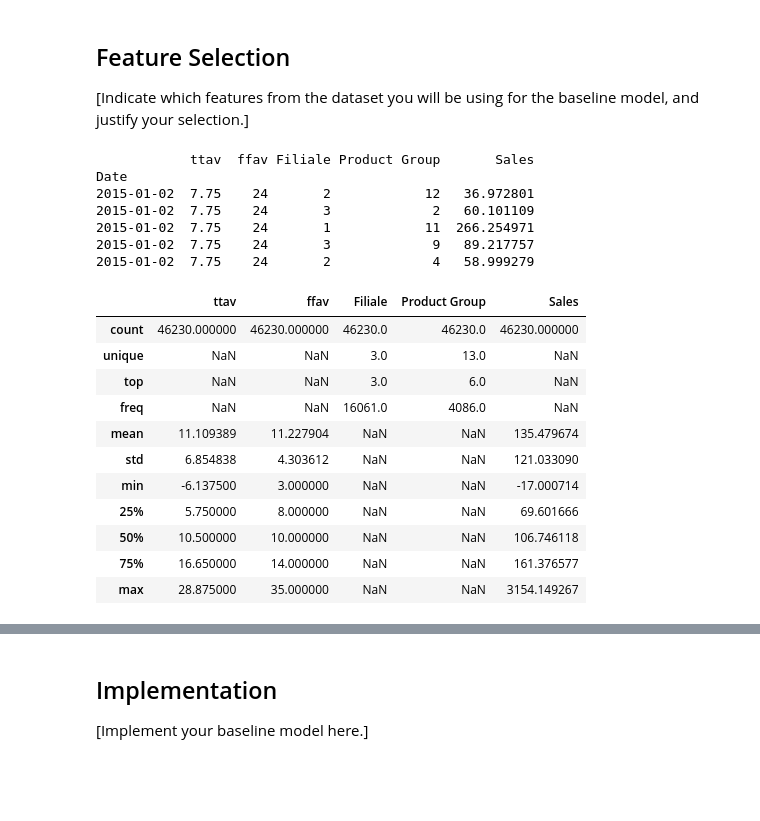
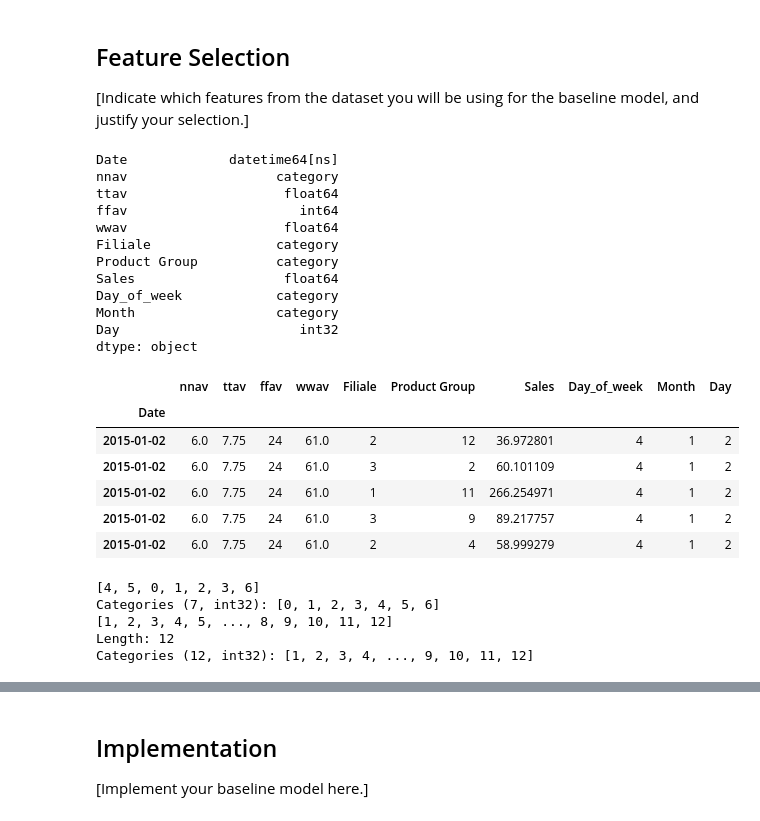
Before and after one commit to aj52izov/Bakery_sales_prediction_project, a Jupyter notebook: 2_BaselineModel/baseline_model.ipynb, the cells around one changed output, grey strips where cells are left out. Drawn from its saved outputs; the diff is of its cells as text; code cells hidden in the pictures; blank space fills up the shorter version.

```diff
--- a/2_BaselineModel/baseline_model.ipynb
+++ b/2_BaselineModel/baseline_model.ipynb
@@ -39,33 +39,49 @@ from utils import read_data as rd
 # %%
 # Load the dataset
 weather_df, sales_df, product_group_dict = rd.read_data()
 weather_df = weather_df.dropna() # drop rows with missing values
 merged_df = pd.merge(weather_df, sales_df, on='Date', how='inner') # inner join uses only date that are present in both dataframes
 
+merged_df['Day_of_week'] = merged_df['Date'].dt.weekday # add day of week column
+merged_df['Month'] = merged_df['Date'].dt.month # add month column
+merged_df['Day'] = merged_df['Date'].dt.day # add day column
+
+merged_df = merged_df.astype({'Day_of_week': 'category', 'Month': 'category'})
+
+print(merged_df.dtypes)
+
 # Feature selection
 # delete nnav and wwav columns (negative correlation with sales)
-merged_df.drop(['nnav', 'wwav'], axis=1, inplace=True)
+#merged_df.drop(['nnav', 'wwav'], axis=1, inplace=True)
 
 merged_df.set_index('Date', inplace=True)
-print(merged_df.head())
-merged_df.describe(include='all')
+merged_df.head()
 # %% [output]
-            ttav  ffav Filiale Product Group       Sales
-Date
-2015-01-02  7.75    24       2            12   36.972801
-2015-01-02  7.75    24       3             2   60.101109
-2015-01-02  7.75    24       1            11  266.254971
-2015-01-02  7.75    24       3             9   89.217757
-2015-01-02  7.75    24       2             4   58.999279
+Date             datetime64[ns]
+nnav                   category
+ttav                    float64
+ffav                      int64
+wwav                    float64
+Filiale                category
+Product Group          category
+Sales                   float64
+Day_of_week            category
+Month                  category
+Day                       int32
+dtype: object
-|  | ttav | ffav | Filiale | Product Group | Sales |
-| count | 46230.000000 | 46230.000000 | 46230.0 | 46230.0 | 46230.000000 |
-| unique | NaN | NaN | 3.0 | 13.0 | NaN |
-| top | NaN | NaN | 3.0 | 6.0 | NaN |
-| freq | NaN | NaN | 16061.0 | 4086.0 | NaN |
-| mean | 11.109389 | 11.227904 | NaN | NaN | 135.479674 |
-| std | 6.854838 | 4.303612 | NaN | NaN | 121.033090 |
-| min | -6.137500 | 3.000000 | NaN | NaN | -17.000714 |
-| 25% | 5.750000 | 8.000000 | NaN | NaN | 69.601666 |
-| 50% | 10.500000 | 10.000000 | NaN | NaN | 106.746118 |
-| 75% | 16.650000 | 14.000000 | NaN | NaN | 161.376577 |
-| max | 28.875000 | 35.000000 | NaN | NaN | 3154.149267 |
+|  | nnav | ttav | ffav | wwav | Filiale | Product Group | Sales | Day_of_week | Month | Day |
+| Date |  |  |  |  |  |  |  |  |  |  |
+| 2015-01-02 | 6.0 | 7.75 | 24 | 61.0 | 2 | 12 | 36.972801 | 4 | 1 | 2 |
+| 2015-01-02 | 6.0 | 7.75 | 24 | 61.0 | 3 | 2 | 60.101109 | 4 | 1 | 2 |
+| 2015-01-02 | 6.0 | 7.75 | 24 | 61.0 | 1 | 11 | 266.254971 | 4 | 1 | 2 |
+| 2015-01-02 | 6.0 | 7.75 | 24 | 61.0 | 3 | 9 | 89.217757 | 4 | 1 | 2 |
+| 2015-01-02 | 6.0 | 7.75 | 24 | 61.0 | 2 | 4 | 58.999279 | 4 | 1 | 2 |
+# %%
+print(merged_df['Day_of_week'].unique())
+print(merged_df['Month'].unique())
+# %% [output]
+[4, 5, 0, 1, 2, 3, 6]
+Categories (7, int32): [0, 1, 2, 3, 4, 5, 6]
+[1, 2, 3, 4, 5, ..., 8, 9, 10, 11, 12]
+Length: 12
+Categories (12, int32): [1, 2, 3, 4, ..., 9, 10, 11, 12]
```
Also changed, not shown: parts of 9 cells of this notebook, 1 other file.
